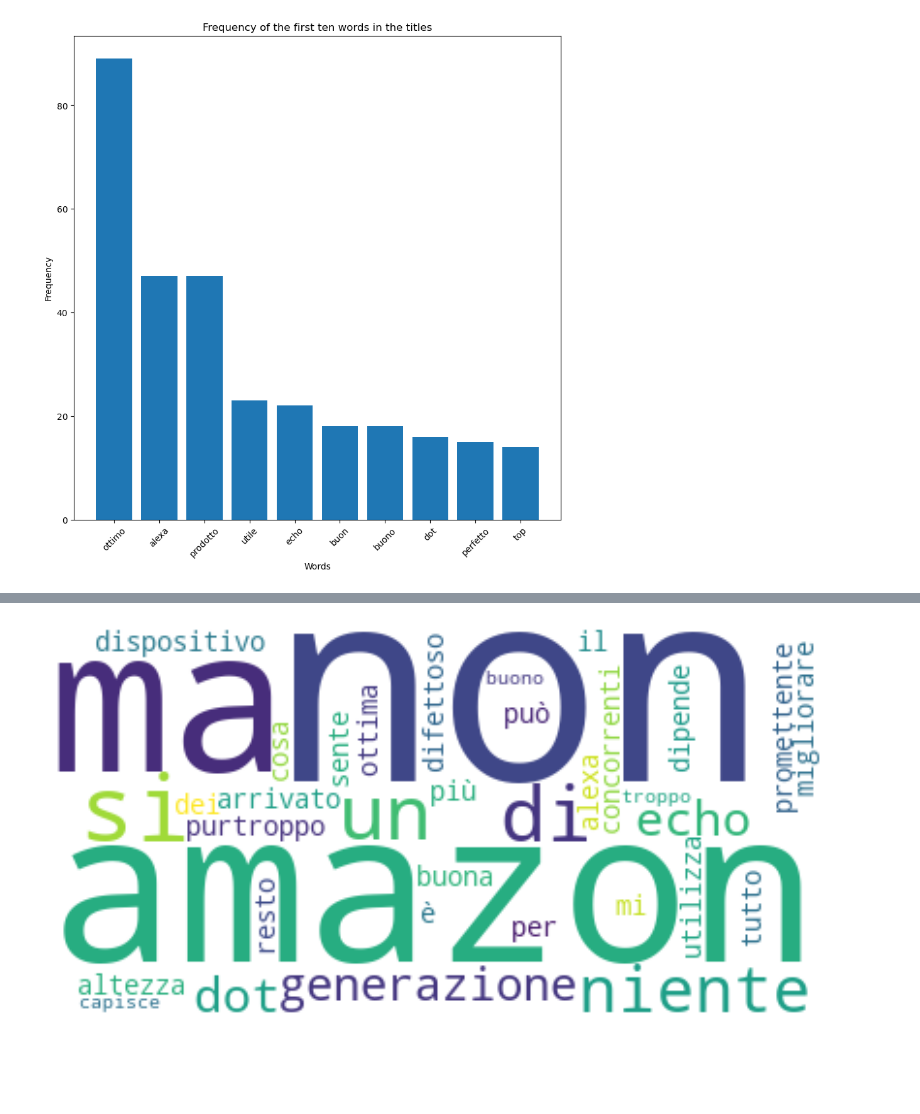
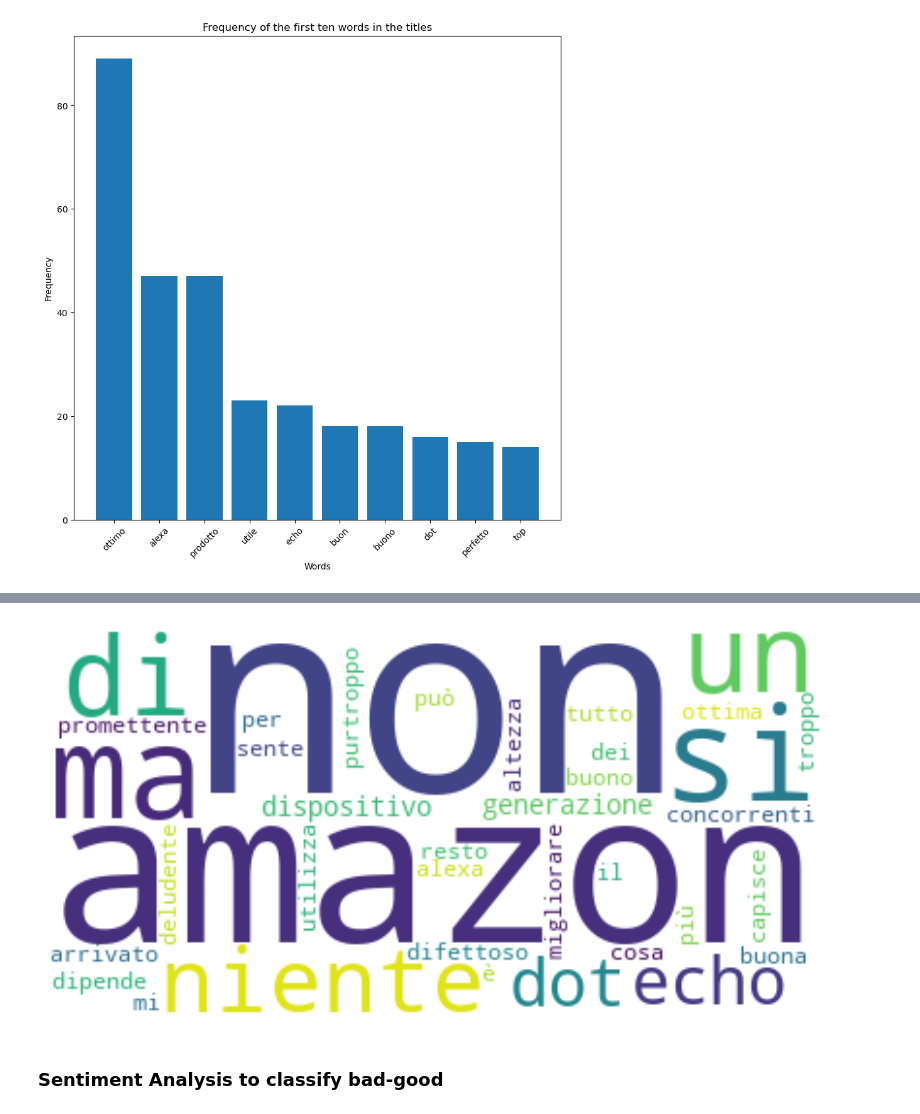
Before and after one commit to riccardo-borgo/Sentiment-Analysis-Amazon, a Jupyter notebook: main.ipynb, the cells around one changed output, grey strips where cells are left out. Drawn from its saved outputs; the diff is of its cells as text; code cells hidden in the pictures; blank space fills up the shorter version.

Commit message:
added neutral to review

```diff
--- a/main.ipynb
+++ b/main.ipynb
@@ -145,17 +153,19 @@ plt.show()
 # %%
-negative_reviews = df[df['Stars'] <= 3]['Title']
-negative_reviews = ".".join(negative_reviews)
+neutral_reviews = df[df['Stars'] == 3]['Title']
+neutral_reviews = ".".join(neutral_reviews)
 # %%
-wordcloud = WordCloud(background_color="white", max_words=len(negative_reviews))
+wordcloud = WordCloud(background_color="white", max_words=len(neutral_reviews))
 
-wordcloud.generate(negative_reviews)
+wordcloud.generate(neutral_reviews)
 
 plt.figure(figsize=(10,10))
 plt.imshow(wordcloud, interpolation="bilinear")
 plt.axis("off")
 plt.show()
 # %% [output]
-[figure, old version]
+[figure, new version]
+# %% [markdown]
+### Sentiment Analysis to classify bad-good
 # %%
 sia = SentimentIntensityAnalyzer()
 title_polarity = [sia.polarity_scores(str(element)) for element in df['Title']]
```
Also changed, not shown: parts of 22 cells of this notebook, 2 other files.
